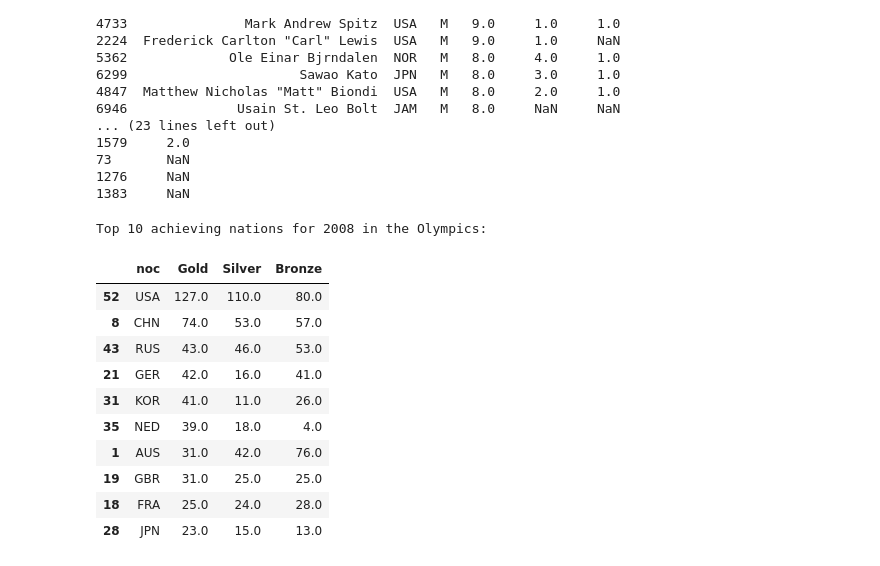
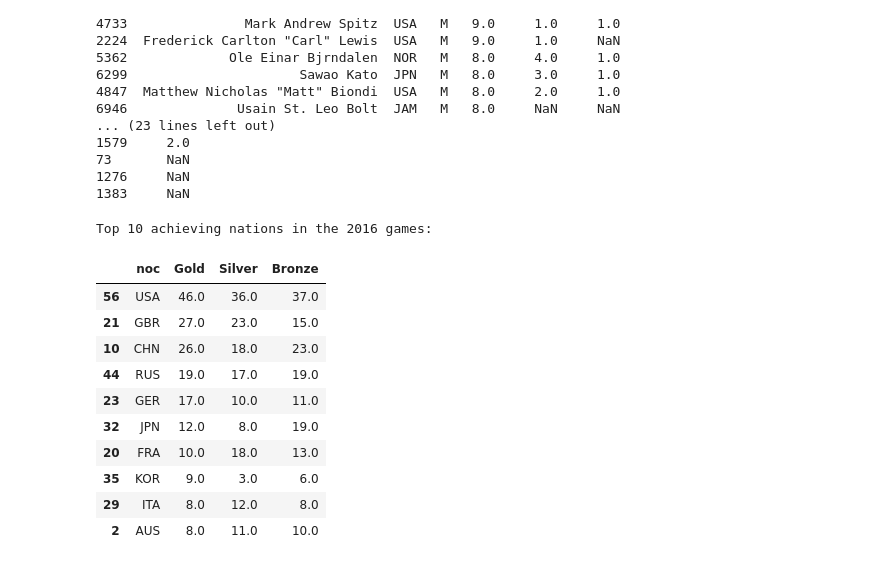
Before and after one commit to bendg4444/Olymipic_dataset, a Jupyter notebook: discovery.ipynb, the cells around one changed output. Drawn from its saved outputs; the diff is of its cells as text; code cells hidden in the pictures.

Commit message:
re-worked the formulas to reject duplicate medals

```diff
--- a/discovery.ipynb
+++ b/discovery.ipynb
@@ -63,23 +63,3 @@ Starting year? 1896
 Number of unique games? 51
 How many cities have held games? 42
 Number of nations that have competed in the games? 230
-# %%
-def get_nation_overall_medal_dataframe(medal: str) -> pd.DataFrame:
-    """A function for counting the given medal for each nation returning a dataframe"""
-    medals = data[data['medal'] == medal][['noc', 'medal']]
-    medals_by_nation = medals.groupby('noc')[['medal']].count()
-    medals_by_nation.rename(columns={'medal': medal}, inplace=True)
-
-    return medals_by_nation
-
-
-medal_list = ['Gold', 'Silver', 'Bronze']
-df_concat_list = []
-for medal in medal_list:
-    df_concat_list.append(get_nation_overall_medal_dataframe(medal))
-
-nations_medals = pd.concat(df_concat_list, axis=1).reset_index()
-nations_medals = nations_medals.sort_values(by=medal_list, ascending=False)
-
-print("Top 10 achieving nations in the Olympics:")
-nations_medals.head(10)
@@ -297,40 +416,55 @@ The top 10 most successful Male Olympic athletes of all time:
 # %%
 # Get nations medals by year
 
-def get_nation_overall_medals_for_year_and_season_dataframe(medal: str, year: int, season: str) -> pd.DataFrame:
-    """A function for counting the given medal for each nation returning a dataframe"""
-    medals = data[ (data['medal'] == medal) & (data['year'] == year) & (data['season'] == season)][['year', 'noc', 'medal']]
+def get_medal_count_for_each_nation(medal: str, data: pd.DataFrame) -> pd.DataFrame:
+    """A function for counting the given medal for each nation's atheletes returning a dataframe"""
+    medals = data[ (data['medal'] == medal)][['year', 'noc', 'medal']]
     medals_by_nation = medals.groupby('noc')[['medal']].count()
     medals_by_nation.rename(columns={'medal': medal}, inplace=True)
 
     return medals_by_nation
 
-def get_results_for_given_year_and_season(year: int, season: str) -> pd.DataFrame:
+def get_results_for_given_year(data: pd.DataFrame) -> pd.DataFrame:
 
     df_concat_list = []
     for medal in medal_list:
-        df_concat_list.append(get_nation_overall_medals_for_year_and_season_dataframe(medal, year, season))
+        df_concat_list.append(get_medal_count_for_each_nation(medal, data))
 
     nations_medals_for_year = pd.concat(df_concat_list, axis=1).reset_index()
     nations_medals_for_year = nations_medals_for_year.sort_values(by=medal_list, ascending=False)
     return nations_medals_for_year
 
-year = 2008
-season = 'Summer'
-results_for_year = get_results_for_given_year_and_season(year, season)
 
-print(f"Top 10 achieving nations for {year} in the Olympics:")
-results_for_year.head(10)
+def find_nations_medal_table_for_year(year:int) -> pd.DataFrame:
+
+    data_for_year = data[(data['year'] == year) & ~(data['medal'].isnull())]
+    data_for_year = data_for_year.drop_duplicates(subset=['event', 'medal'])
+    medals = get_results_for_given_year(data_for_year)
+
+    return medals
+
+year = 2016
+medal_table = find_nations_medal_table_for_year(year)
+
+print(f"Top 10 achieving nations in the {year} games: ")
+medal_table.head(10)
+
+# year = 2016
+# season = 'Summer'
+# results_for_year = get_results_for_given_year_and_season(year, data)
+
+# print(f"Top 10 achieving nations for {year} in the Olympics:")
+# results_for_year.head(10)
 # %% [output]
-Top 10 achieving nations for 2008 in the Olympics:
+Top 10 achieving nations in the 2016 games:
 |  | noc | Gold | Silver | Bronze |
-| 52 | USA | 127.0 | 110.0 | 80.0 |
-| 8 | CHN | 74.0 | 53.0 | 57.0 |
-| 43 | RUS | 43.0 | 46.0 | 53.0 |
-| 21 | GER | 42.0 | 16.0 | 41.0 |
-| 31 | KOR | 41.0 | 11.0 | 26.0 |
-| 35 | NED | 39.0 | 18.0 | 4.0 |
-| 1 | AUS | 31.0 | 42.0 | 76.0 |
-| 19 | GBR | 31.0 | 25.0 | 25.0 |
-| 18 | FRA | 25.0 | 24.0 | 28.0 |
-| 28 | JPN | 23.0 | 15.0 | 13.0 |
+| 56 | USA | 46.0 | 36.0 | 37.0 |
+| 21 | GBR | 27.0 | 23.0 | 15.0 |
+| 10 | CHN | 26.0 | 18.0 | 23.0 |
+| 44 | RUS | 19.0 | 17.0 | 19.0 |
+| 23 | GER | 17.0 | 10.0 | 11.0 |
+| 32 | JPN | 12.0 | 8.0 | 19.0 |
+| 20 | FRA | 10.0 | 18.0 | 13.0 |
+| 35 | KOR | 9.0 | 3.0 | 6.0 |
+| 29 | ITA | 8.0 | 12.0 | 8.0 |
+| 2 | AUS | 8.0 | 11.0 | 10.0 |
```
Also changed, not shown: parts of 7 cells of this notebook.
